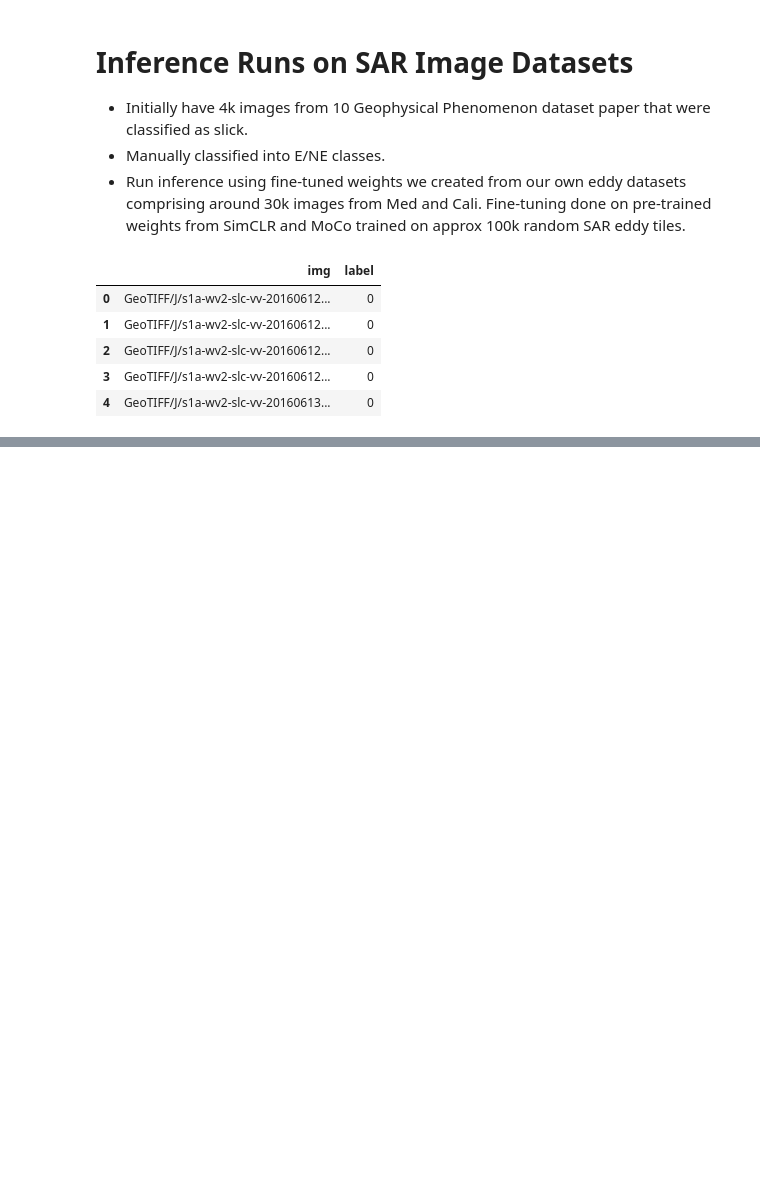
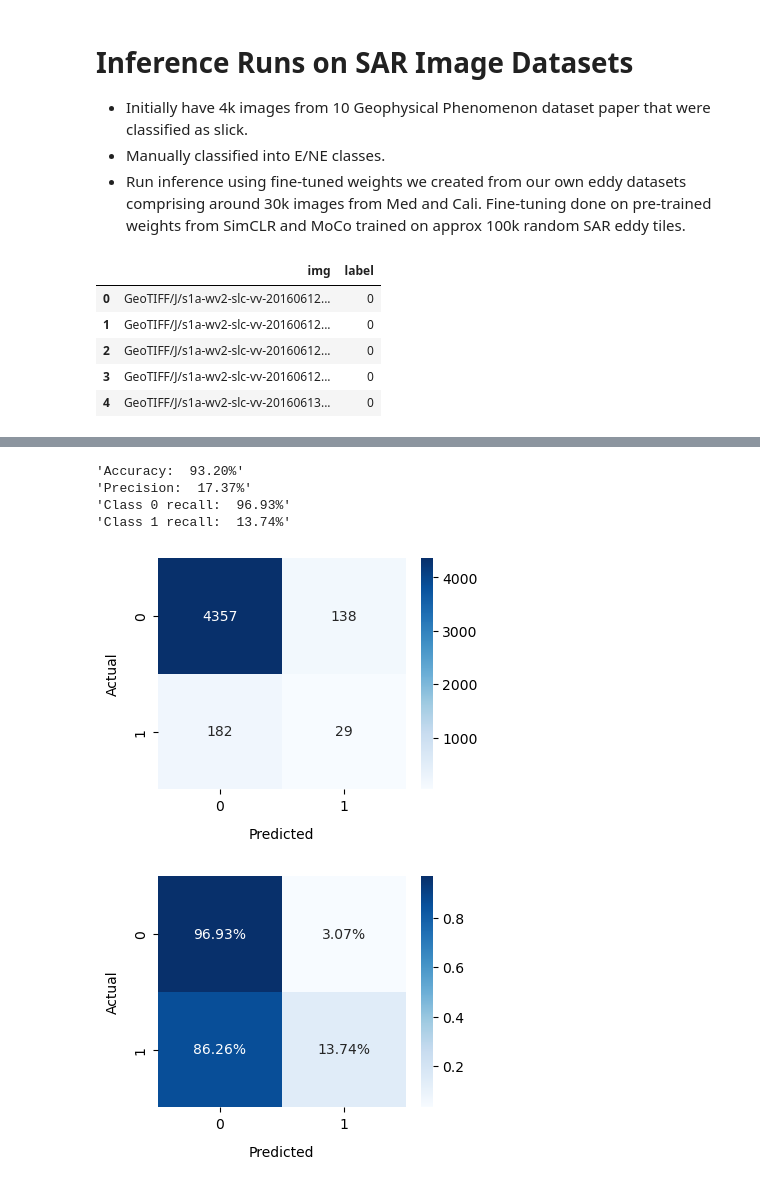
Before and after one commit to jpl-slice/kai_workspace, a Jupyter notebook: nbs/sar_4k_10GPP_slick_inference_010324.ipynb, the cells around one changed output, grey strips where cells are left out. Drawn from its saved outputs; the diff is of its cells as text; code cells hidden in the pictures; blank space fills up the shorter version.

```diff
--- a/nbs/sar_4k_10GPP_slick_inference_010324.ipynb
+++ b/nbs/sar_4k_10GPP_slick_inference_010324.ipynb
@@ -76,0 +109,9 @@ array([[4357,  138],
+# %%
+generate_binary_cls_report(df_slicks.label, res_moco_val_cal)
+# %% [output]
+'Accuracy:  93.20%'
+'Precision:  17.37%'
+'Class 0 recall:  96.93%'
+'Class 1 recall:  13.74%'
+[figure, added]
+[figure, added]
```
Also changed, not shown: parts of 15 cells of this notebook, 3 other files.
